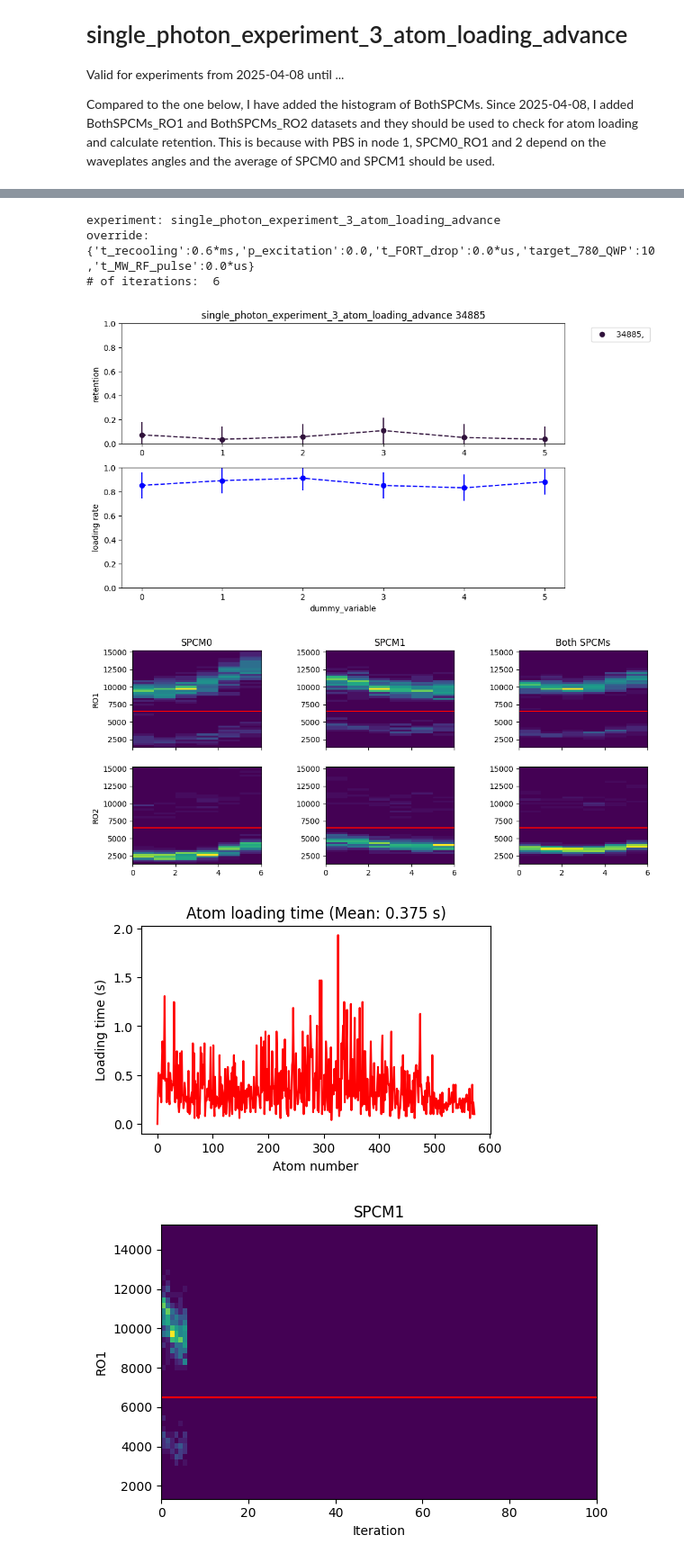
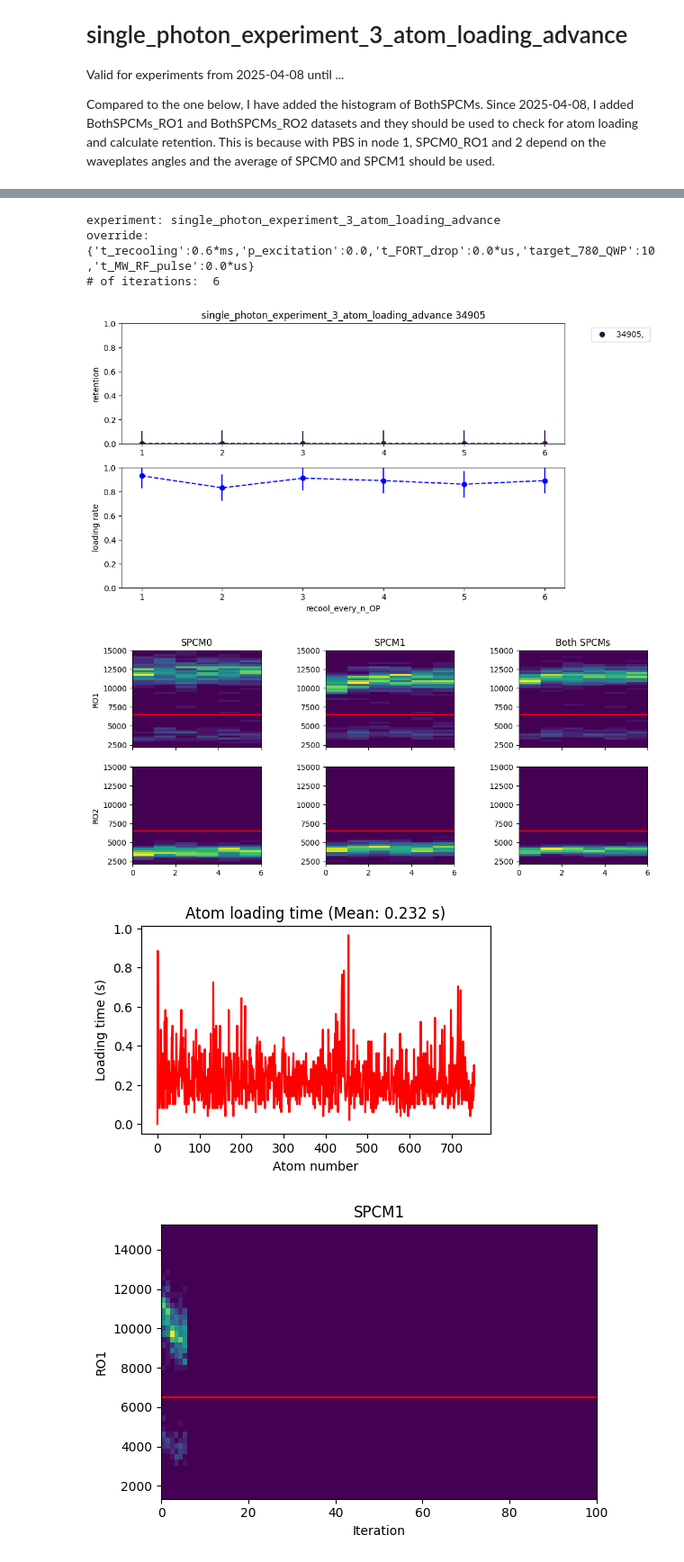
Before and after one commit to QuantumQuadrate/qn_artiq_routines, a Jupyter notebook: Analysis/Single photon analysis/singe_photon_analysis_2025.ipynb, the cells around one changed output, grey strips where cells are left out. Shown at 90% size. Drawn from its saved outputs; the diff is of its cells as text; code cells hidden in the pictures.

```diff
--- a/Analysis/Single photon analysis/singe_photon_analysis_2025.ipynb
+++ b/Analysis/Single photon analysis/singe_photon_analysis_2025.ipynb
@@ -4,7 +4,7 @@ Valid for experiments from 2025-04-08 until ...
 
 Compared to the one below, I have added the histogram of BothSPCMs. Since 2025-04-08, I added BothSPCMs_RO1 and BothSPCMs_RO2 datasets and they should be used to check for atom loading and calculate retention. This is because with PBS in node 1, SPCM0_RO1 and 2 depend on the waveplates angles and the average of SPCM0 and SPCM1 should be used.
 # %%
-date_filters = ["2026-03-28"]
+date_filters = ["2026-03-30"]
 
 from matplotlib import pyplot as plt
 import matplotlib as mpl
@@ -68,7 +66,7 @@ file 8 (C:\Networking Experiment\artiq codes\artiq-master\results\2026-03-28\21\
 # %%
 ### the file(s) to analyze:
 file_indices = {
-    8:'',
+    5:'',
 }
 
 compare = True # compare multiple files in the same retention and loading plots
@@ -311,36 +309,36 @@ if showhist:
     ax4.axhline(cutoff2 / t_SPCM_first_shot, color='red')
     ax4.set_aspect('auto')
 
     ### Plot for SPCM1 RO2 in the 2nd row, 2nd column
     cax5 = ax5.imshow(np.array(SPCM1_RO2_hists[0]).transpose(), origin='lower', extent=[0, iterations, histMin, histMax])
     ax5.axhline(cutoff2 / t_SPCM_first_shot, color='red')
     ax5.set_aspect('auto')
 
     ### Plot for BothSPCMs RO2 in the 2nd row, 3rd column
     cax6 = ax6.imshow(np.array(BothSPCMs_RO2_hists[0]).transpose(), origin='lower', extent=[0, iterations, histMin, histMax])
     ax6.axhline(cutoff2 / t_SPCM_first_shot, color='red')
     ax6.set_aspect('auto')
 
     plt.subplots_adjust(hspace=0.2, wspace=0.5)
 plt.show()
 
 #######  Atom loading time plot
 ## We can slice the array to separate iterations later, if we want.
 mean_loading_time = np.mean(Atom_loading_time)
 plt.figure(figsize=(5, 3))
 plt.plot(Atom_loading_time, 'r-')
 
 plt.xlabel("Atom number")
 plt.ylabel("Loading time (s)")
 plt.title(f"Atom loading time (Mean: {mean_loading_time:.3f} s)")
 plt.show()
 # %% [output]
 experiment: single_photon_experiment_3_atom_loading_advance
 override: {'t_recooling':0.6*ms,'p_excitation':0.0,'t_FORT_drop':0.0*us,'target_780_QWP':10,'t_MW_RF_pulse':0.0*us}
 # of iterations:  6
-[figure, old version]
+[figure, new version]
-[figure, old version]
+[figure, new version]
-[figure, old version]
+[figure, new version]
 # %%
 """
 Slicing SPCM1_RO1 into more sections to see the readout fluctuation over time in more details.
```
Also changed, not shown: parts of 3 cells of this notebook, 1 other file.
